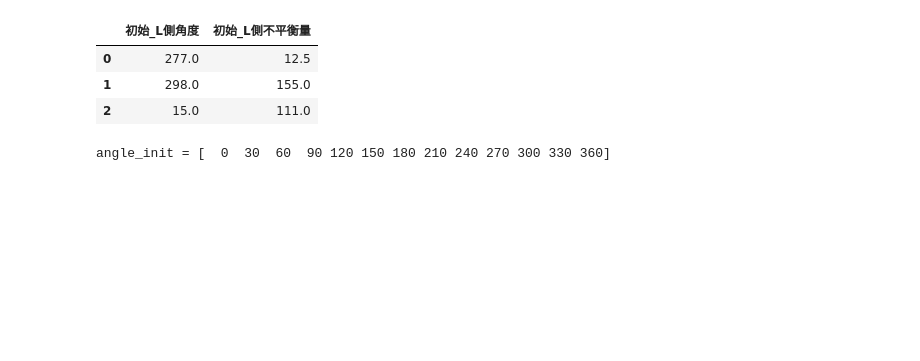
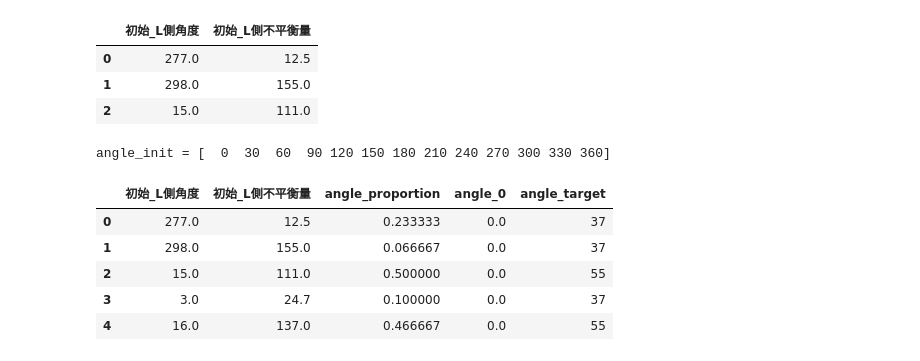
Before and after one commit to JulieKuo/balance_motor, a Jupyter notebook: train.ipynb, the cells around one changed output. Cells and saved outputs as stored; diff of their text form; code cells hidden in the pictures; blank space fills up the shorter version.

```diff
--- a/train.ipynb
+++ b/train.ipynb
@@ -58,3 +58,12 @@ df_l = calculate_angle_proportion(df_l, angle_init, aluminum_division, side = "L
 df_f = calculate_angle_proportion(df_f, angle_init, aluminum_division, side = "F")
 # %% [output]
 angle_init = [  0  30  60  90 120 150 180 210 240 270 300 330 360]
+# %%
+df_l.head()
+# %% [output]
+|  | 初始_L側角度 | 初始_L側不平衡量 | angle_proportion | angle_0 | angle_target |
+| 0 | 277.0 | 12.5 | 0.233333 | 0.0 | 37 |
+| 1 | 298.0 | 155.0 | 0.066667 | 0.0 | 37 |
+| 2 | 15.0 | 111.0 | 0.500000 | 0.0 | 55 |
+| 3 | 3.0 | 24.7 | 0.100000 | 0.0 | 37 |
+| 4 | 16.0 | 137.0 | 0.466667 | 0.0 | 55 |
```
Also changed, not shown: parts of 11 cells of this notebook, 7 other files.
